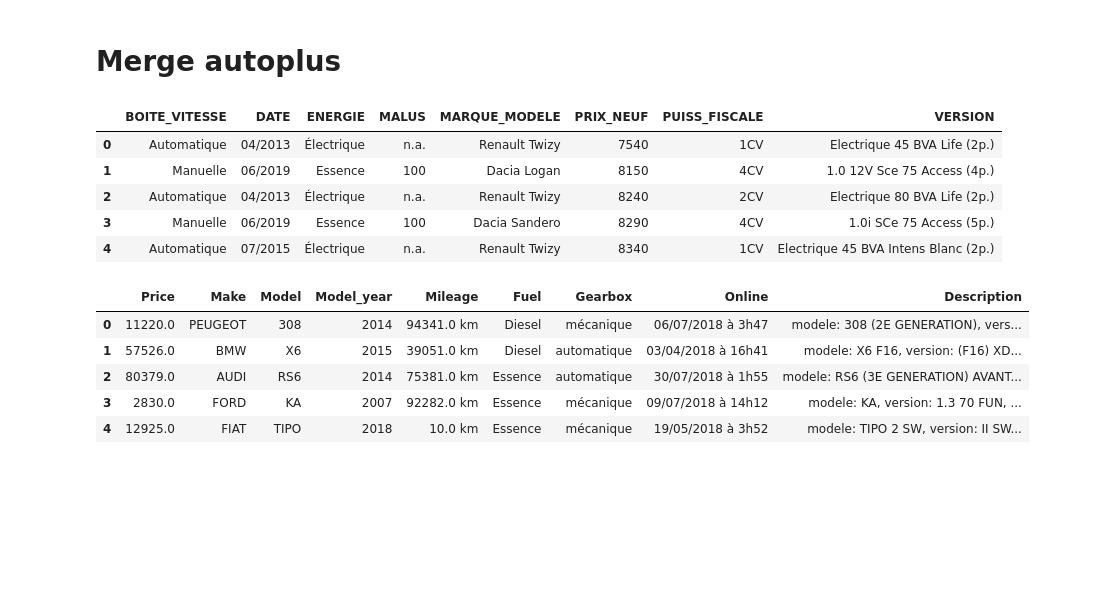
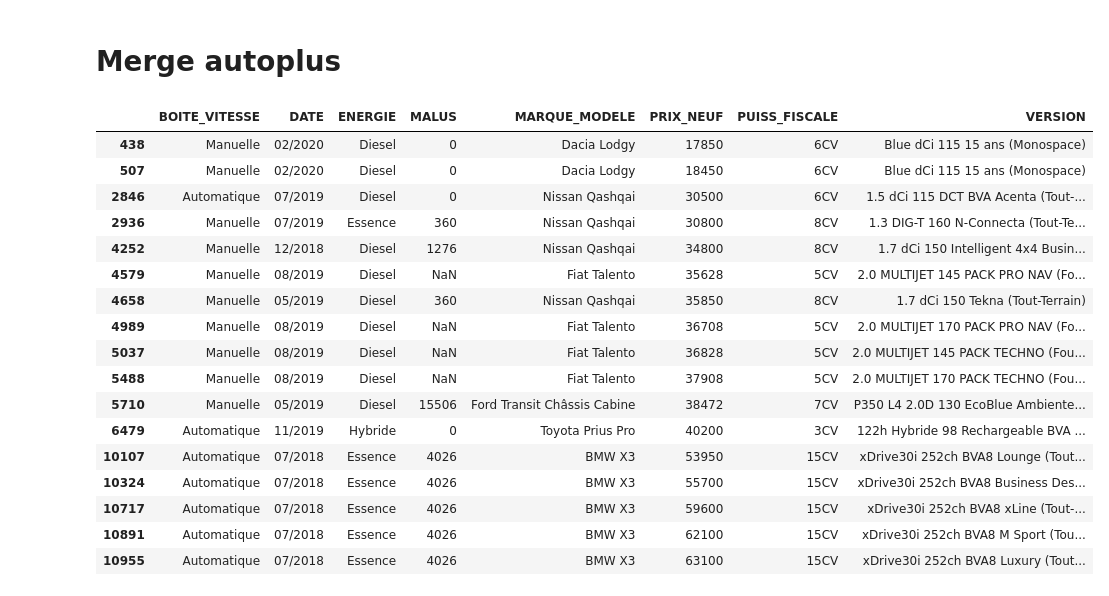
Before and after one commit to ByBell/ProjetDataCar, a Jupyter notebook: MergeAutoplusData.ipynb, the cells around one changed output. Cells and saved outputs as stored; diff of their text form; code cells hidden in the pictures; blank space fills up the shorter version.

```diff
--- a/MergeAutoplusData.ipynb
+++ b/MergeAutoplusData.ipynb
@@ -9,20 +8,26 @@ dcar = pd.read_csv('Data_cars.csv')
 # %%
+autoplus = pd.read_csv('autoplus.csv')
 autoplus = autoplus.drop(columns=['Unnamed: 0', 'Unnamed: 0.1', 'Unnamed: 0.1.1', 'Unnamed: 0.1.1.1', 'Unnamed: 0.1.1.1.1'])
+display(autoplus[autoplus.duplicated()])
+autoplus = autoplus.drop_duplicates()
+autoplus['DATE'] = autoplus['DATE'].str.extract('(?P<Mois>\d{2})/(?P<Annee>\d{4})')['Annee']
+autoplus = autoplus
+# %% [output]
+|  | BOITE_VITESSE | DATE | ENERGIE | MALUS | MARQUE_MODELE | PRIX_NEUF | PUISS_FISCALE | VERSION |
+| 438 | Manuelle | 02/2020 | Diesel | 0 | Dacia Lodgy | 17850 | 6CV | Blue dCi 115 15 ans (Monospace) |
+| 507 | Manuelle | 02/2020 | Diesel | 0 | Dacia Lodgy | 18450 | 6CV | Blue dCi 115 15 ans (Monospace) |
+| 2846 | Automatique | 07/2019 | Diesel | 0 | Nissan Qashqai | 30500 | 6CV | 1.5 dCi 115 DCT BVA Acenta (Tout-... |
+| 2936 | Manuelle | 07/2019 | Essence | 360 | Nissan Qashqai | 30800 | 8CV | 1.3 DIG-T 160 N-Connecta (Tout-Te... |
+| 4252 | Manuelle | 12/2018 | Diesel | 1276 | Nissan Qashqai | 34800 | 8CV | 1.7 dCi 150 Intelligent 4x4 Busin... |
+| 4579 | Manuelle | 08/2019 | Diesel | NaN | Fiat Talento | 35628 | 5CV | 2.0 MULTIJET 145 PACK PRO NAV (Fo... |
+| 4658 | Manuelle | 05/2019 | Diesel | 360 | Nissan Qashqai | 35850 | 8CV | 1.7 dCi 150 Tekna (Tout-Terrain) |
+| 4989 | Manuelle | 08/2019 | Diesel | NaN | Fiat Talento | 36708 | 5CV | 2.0 MULTIJET 170 PACK PRO NAV (Fo... |
+| 5037 | Manuelle | 08/2019 | Diesel | NaN | Fiat Talento | 36828 | 5CV | 2.0 MULTIJET 145 PACK TECHNO (Fou... |
+| 5488 | Manuelle | 08/2019 | Diesel | NaN | Fiat Talento | 37908 | 5CV | 2.0 MULTIJET 170 PACK TECHNO (Fou... |
+| 5710 | Manuelle | 05/2019 | Diesel | 15506 | Ford Transit Châssis Cabine | 38472 | 7CV | P350 L4 2.0D 130 EcoBlue Ambiente... |
+| 6479 | Automatique | 11/2019 | Hybride | 0 | Toyota Prius Pro | 40200 | 3CV | 122h Hybride 98 Rechargeable BVA ... |
+| 10107 | Automatique | 07/2018 | Essence | 4026 | BMW X3 | 53950 | 15CV | xDrive30i 252ch BVA8 Lounge (Tout... |
+| 10324 | Automatique | 07/2018 | Essence | 4026 | BMW X3 | 55700 | 15CV | xDrive30i 252ch BVA8 Business Des... |
+| 10717 | Automatique | 07/2018 | Essence | 4026 | BMW X3 | 59600 | 15CV | xDrive30i 252ch BVA8 xLine (Tout-... |
+| 10891 | Automatique | 07/2018 | Essence | 4026 | BMW X3 | 62100 | 15CV | xDrive30i 252ch BVA8 M Sport (Tou... |
+| 10955 | Automatique | 07/2018 | Essence | 4026 | BMW X3 | 63100 | 15CV | xDrive30i 252ch BVA8 Luxury (Tout... |
-# %%
-autoplus.head()
-# %% [output]
-|  | BOITE_VITESSE | DATE | ENERGIE | MALUS | MARQUE_MODELE | PRIX_NEUF | PUISS_FISCALE | VERSION |
-| 0 | Automatique | 04/2013 | Électrique | n.a. | Renault Twizy | 7540 | 1CV | Electrique 45 BVA Life (2p.) |
-| 1 | Manuelle | 06/2019 | Essence | 100 | Dacia Logan | 8150 | 4CV | 1.0 12V Sce 75 Access (4p.) |
-| 2 | Automatique | 04/2013 | Électrique | n.a. | Renault Twizy | 8240 | 2CV | Electrique 80 BVA Life (2p.) |
-| 3 | Manuelle | 06/2019 | Essence | 100 | Dacia Sandero | 8290 | 4CV | 1.0i SCe 75 Access (5p.) |
-| 4 | Automatique | 07/2015 | Électrique | n.a. | Renault Twizy | 8340 | 1CV | Electrique 45 BVA Intens Blanc (2p.) |
-# %%
-dcar.head()
-# %% [output]
-|  | Price | Make | Model | Model_year | Mileage | Fuel | Gearbox | Online | Description |
-| 0 | 11220.0 | PEUGEOT | 308 | 2014 | 94341.0 km | Diesel | mécanique | 06/07/2018 à 3h47 | modele: 308 (2E GENERATION), vers... |
-| 1 | 57526.0 | BMW | X6 | 2015 | 39051.0 km | Diesel | automatique | 03/04/2018 à 16h41 | modele: X6 F16, version: (F16) XD... |
-| 2 | 80379.0 | AUDI | RS6 | 2014 | 75381.0 km | Essence | automatique | 30/07/2018 à 1h55 | modele: RS6 (3E GENERATION) AVANT... |
-| 3 | 2830.0 | FORD | KA | 2007 | 92282.0 km | Essence | mécanique | 09/07/2018 à 14h12 | modele: KA, version: 1.3 70 FUN, ... |
-| 4 | 12925.0 | FIAT | TIPO | 2018 | 10.0 km | Essence | mécanique | 19/05/2018 à 3h52 | modele: TIPO 2 SW, version: II SW... |
```
Also changed, not shown: parts of 13 cells of this notebook, 3 other files.
